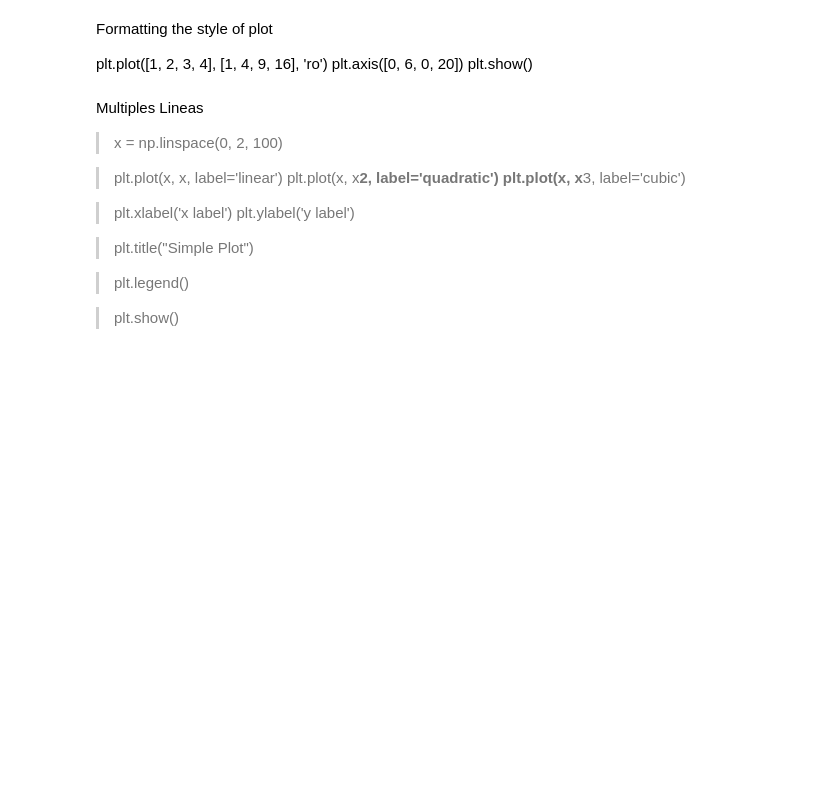
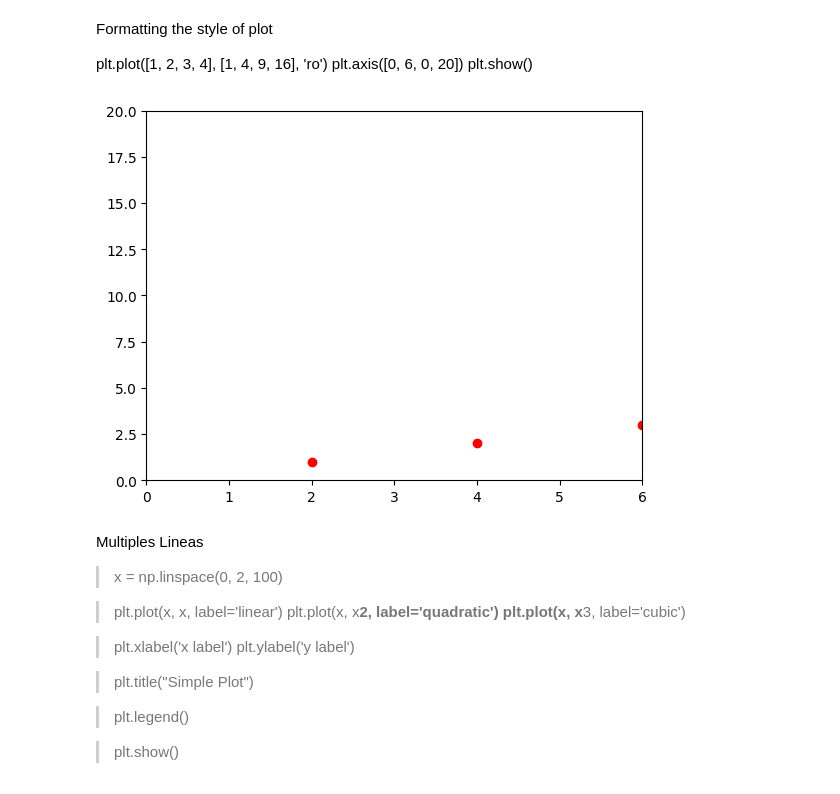
Before and after one commit to FlavioC30/PracticasSisDInfII, a Jupyter notebook: 03_Matplotlib.ipynb, the cells around one changed output. Drawn from its saved outputs; the diff is of its cells as text; code cells hidden in the pictures; blank space fills up the shorter version.

```diff
--- a/03_Matplotlib.ipynb
+++ b/03_Matplotlib.ipynb
@@ -152,6 +156,12 @@ Formatting the style of plot
 plt.plot([1, 2, 3, 4], [1, 4, 9, 16], 'ro')
 plt.axis([0, 6, 0, 20])
 plt.show()
+# %%
+plt.plot([2,4,6,8],[1,2,3,4], 'ro')
+plt.axis([0, 6 ,0 ,20])
+plt.show()
+# %% [output]
+[figure, added]
 # %% [markdown]
 Multiples Lineas
 
```
Also changed, not shown: parts of 5 cells of this notebook.
